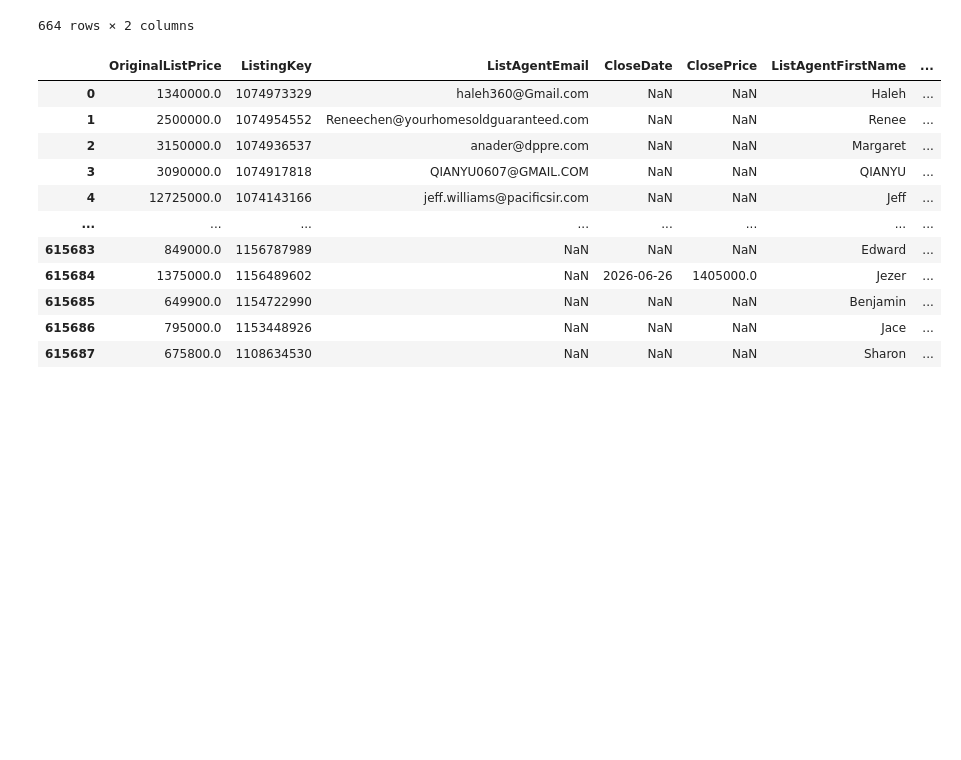
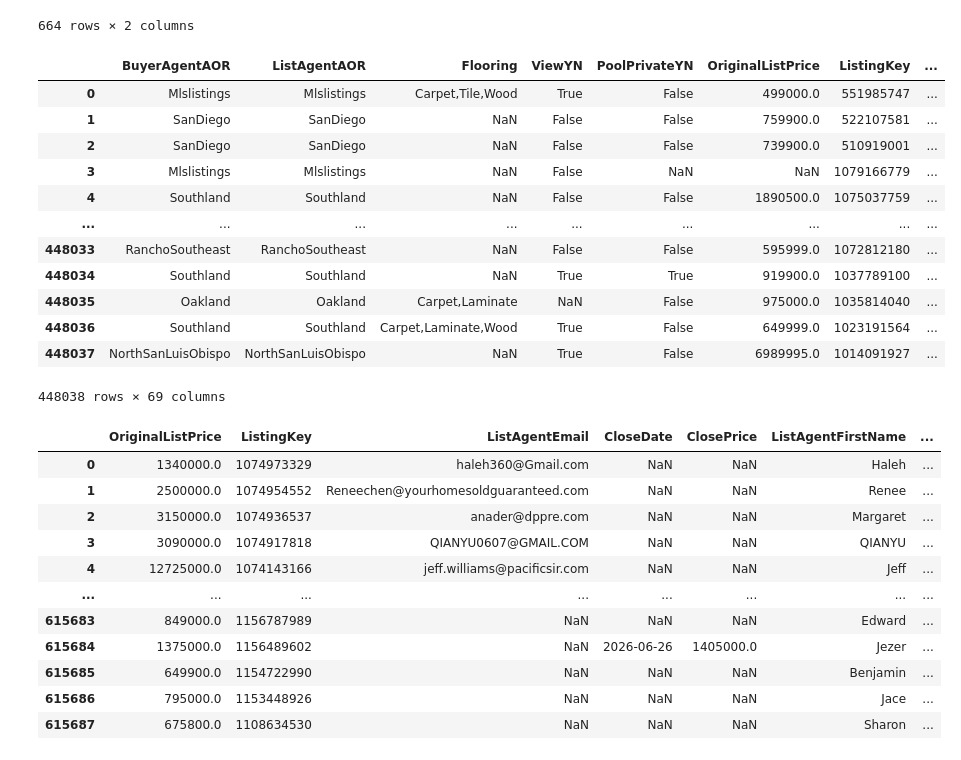
Before and after one commit to catherinefonanih/idx-project-summer26, a Jupyter notebook: week_drafts.ipynb, the cells around one changed output. Cells and saved outputs as stored; diff of their text form; code cells hidden in the pictures; blank space fills up the shorter version.

```diff
--- a/week_drafts.ipynb
+++ b/week_drafts.ipynb
@@ -57 +53,18 @@ listing_rates = listing.merge(monthly, on='year_month', how='left')
+# %%
+sold_rates = sold.merge(monthly, on='year_month', how='left')
+sold_rates
+# %% [output]
+|  | BuyerAgentAOR | ListAgentAOR | Flooring | ViewYN | PoolPrivateYN | OriginalListPrice | ListingKey | ... |
+| 0 | Mlslistings | Mlslistings | Carpet,Tile,Wood | True | False | 499000.0 | 551985747 | ... |
+| 1 | SanDiego | SanDiego | NaN | False | False | 759900.0 | 522107581 | ... |
+| 2 | SanDiego | SanDiego | NaN | False | False | 739900.0 | 510919001 | ... |
+| 3 | Mlslistings | Mlslistings | NaN | False | NaN | NaN | 1079166779 | ... |
+| 4 | Southland | Southland | NaN | False | False | 1890500.0 | 1075037759 | ... |
+| ... | ... | ... | ... | ... | ... | ... | ... | ... |
+| 448033 | RanchoSoutheast | RanchoSoutheast | NaN | False | False | 595999.0 | 1072812180 | ... |
+| 448034 | Southland | Southland | NaN | True | True | 919900.0 | 1037789100 | ... |
+| 448035 | Oakland | Oakland | Carpet,Laminate | NaN | False | 975000.0 | 1035814040 | ... |
+| 448036 | Southland | Southland | Carpet,Laminate,Wood | True | False | 649999.0 | 1023191564 | ... |
+| 448037 | NorthSanLuisObispo | NorthSanLuisObispo | NaN | True | False | 6989995.0 | 1014091927 | ... |
+448038 rows × 69 columns
 # %%
```
Also changed, not shown: parts of 3 cells of this notebook, 1 other file.
